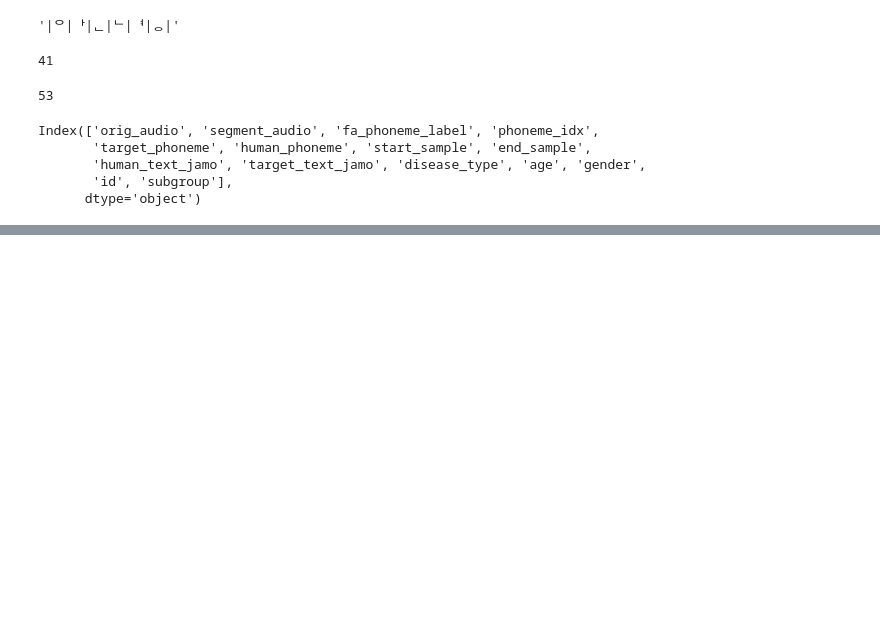
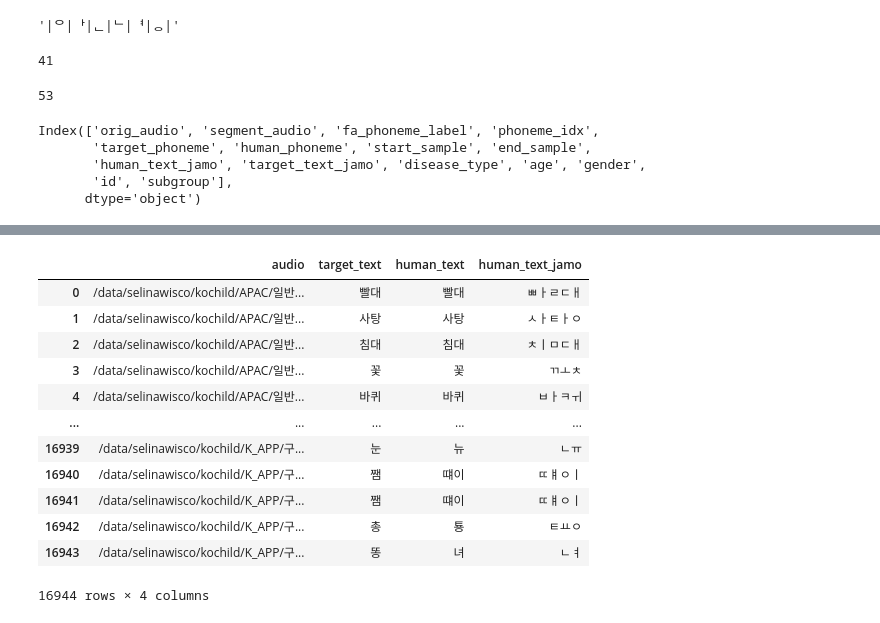
Before and after one commit to seimy6681/kor_children_ssd_detection, a Jupyter notebook: augmentation/mixing_and_others/phoneme_mixing.ipynb, the cells around one changed output, grey strips where cells are left out. Cells and saved outputs as stored; diff of their text form; code cells hidden in the pictures; blank space fills up the shorter version.

```diff
--- a/augmentation/mixing_and_others/phoneme_mixing.ipynb
+++ b/augmentation/mixing_and_others/phoneme_mixing.ipynb
@@ -186,0 +253,4 @@ jamo not found in target text
+# %%
+orig_train = orig_train.drop(columns=['disease_type', 'age', 'gender', 'subgroup', 'id',
+       'textgrid_text', 'asr_text',
+       'target_text_jamo', 'new_label'])
@@ -186,0 +276,16 @@ jamo not found in target text
+# %%
+orig_train
+# %% [output]
+|  | audio | target_text | human_text | human_text_jamo |
+| 0 | /data/selinawisco/kochild/APAC/일반... | 빨대 | 빨대 | ㅃㅏㄹㄷㅐ |
+| 1 | /data/selinawisco/kochild/APAC/일반... | 사탕 | 사탕 | ㅅㅏㅌㅏㅇ |
+| 2 | /data/selinawisco/kochild/APAC/일반... | 침대 | 침대 | ㅊㅣㅁㄷㅐ |
+| 3 | /data/selinawisco/kochild/APAC/일반... | 꽃 | 꽃 | ㄲㅗㅊ |
+| 4 | /data/selinawisco/kochild/APAC/일반... | 바퀴 | 바퀴 | ㅂㅏㅋㅟ |
+| ... | ... | ... | ... | ... |
+| 16939 | /data/selinawisco/kochild/K_APP/구... | 눈 | 뉴 | ㄴㅠ |
+| 16940 | /data/selinawisco/kochild/K_APP/구... | 쨈 | 떄이 | ㄸㅒㅇㅣ |
+| 16941 | /data/selinawisco/kochild/K_APP/구... | 쨈 | 떄이 | ㄸㅒㅇㅣ |
+| 16942 | /data/selinawisco/kochild/K_APP/구... | 총 | 툥 | ㅌㅛㅇ |
+| 16943 | /data/selinawisco/kochild/K_APP/구... | 똥 | 녀 | ㄴㅕ |
+16944 rows × 4 columns
```
Also changed, not shown: parts of 12 cells of this notebook.
